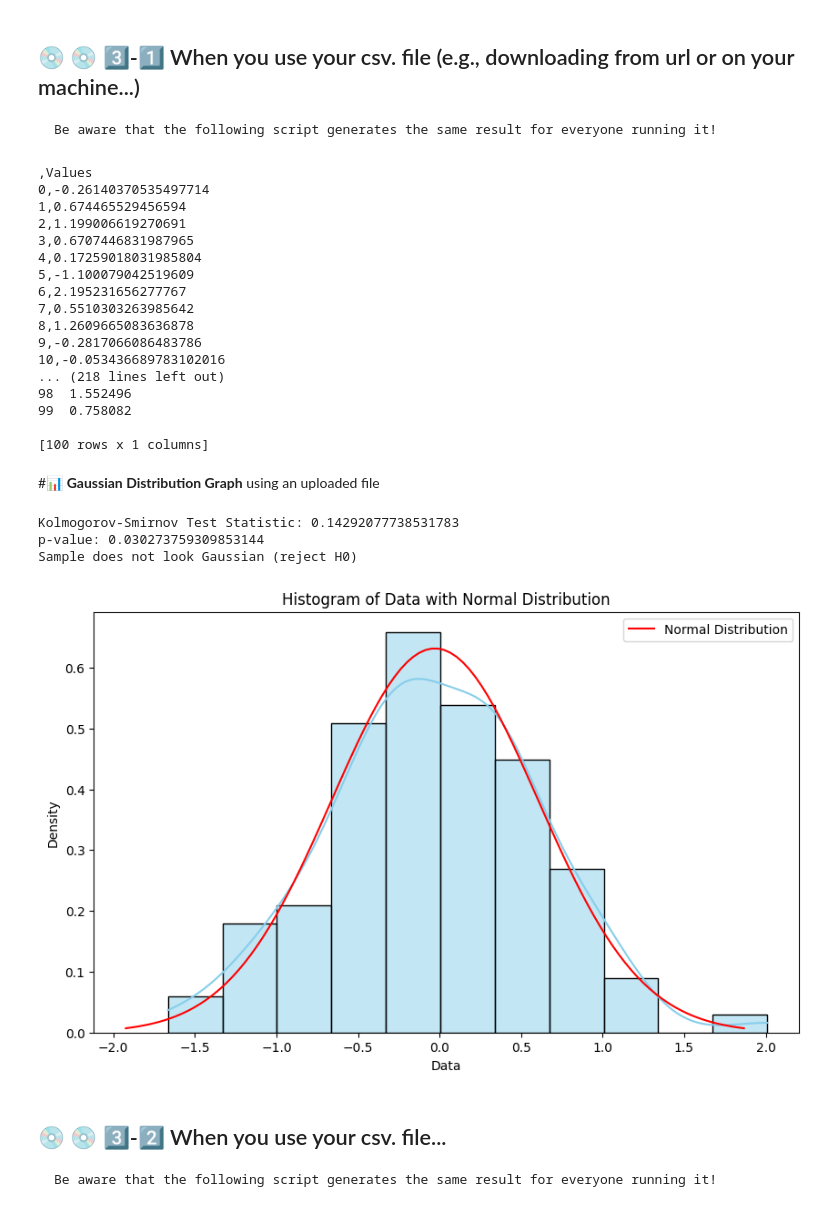
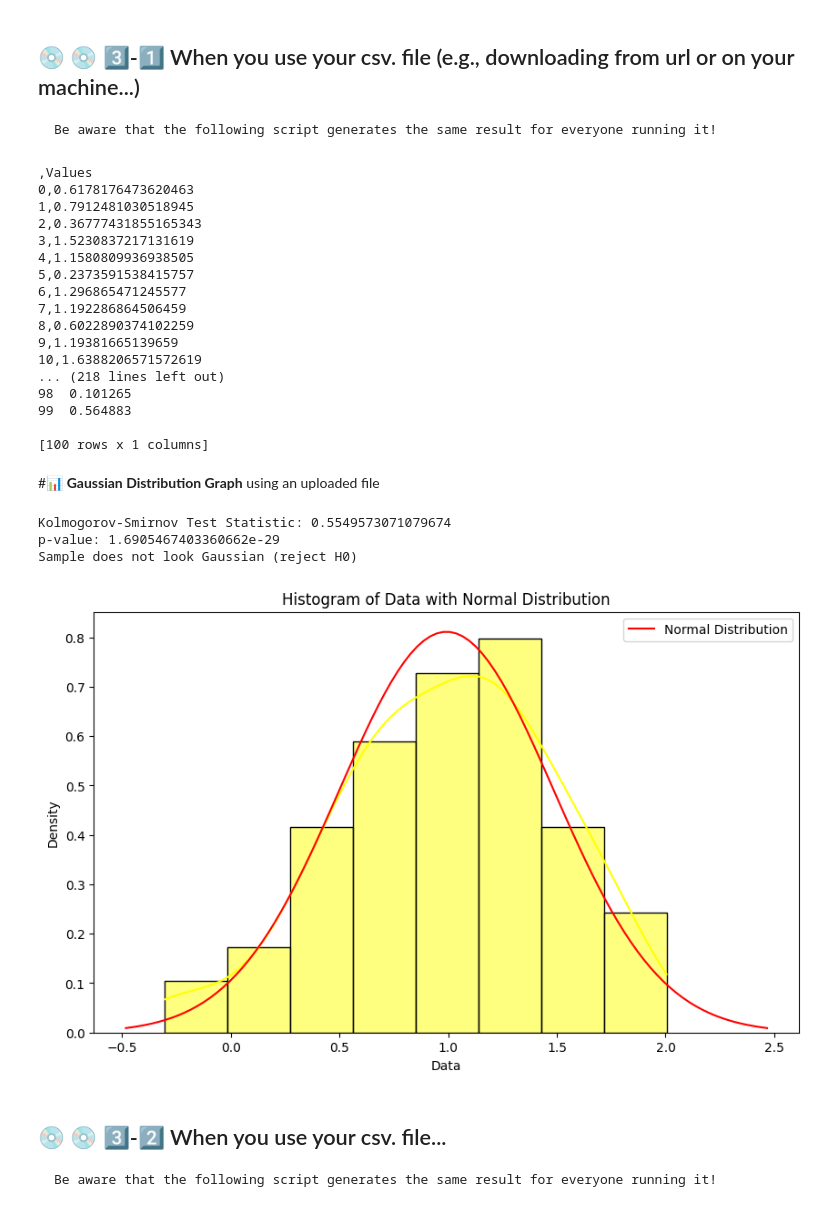
Before and after one commit to sieun1113/Pandas_Stats_Data_Analysis_2025, a Jupyter notebook: 11_NormalityTest_SWtest_KStest.ipynb, the cells around one changed output. Saved outputs shown, nothing was run; the diff lists cells and outputs as text; code cells hidden in the pictures.

```diff
--- a/11_NormalityTest_SWtest_KStest.ipynb
+++ b/11_NormalityTest_SWtest_KStest.ipynb
@@ -281,7 +281,7 @@ Sample does not look Gaussian (reject H0)
 import urllib.request
 
 #🍎 URL of the CSV file
-url = 'https://raw.githubusercontent.com/ms624atyale/Data_NLP2024/main/GeneratedGaussianSampleData.csv'
+url = 'https://raw.githubusercontent.com/ms624atyale/Data_NLP2024/main/GeneratedGaussianBigSampleData.csv'
 response = urllib.request.urlopen(url)
 content = response.read().decode('utf-8')
 print(content)
@@ -295,11 +295,11 @@ print(df_final)
 print('\n')
 
 # Save the DataFrame to a CSV file with index numbers
-df_final.to_csv('GeneratedGaussianSampleData.csv', index=True)
+df_final.to_csv('GeneratedGaussianBigSampleData.csv', index=True)
 
 
 #🍎 URL of the CSV file
-url2 = 'https://raw.githubusercontent.com/ms624atyale/Data_NLP2024/main/GeneratedNonGaussianSampleData.csv'
+url2 = 'https://raw.githubusercontent.com/ms624atyale/Data_NLP2024/main/GeneratedNonGaussianBigSampleData.csv'
 response2 = urllib.request.urlopen(url2)
 content2 = response2.read().decode('utf-8')
 print(content2)
@@ -313,23 +313,23 @@ print(df2_final)
 print('\n')
 
 # Save the DataFrame to a CSV file with index numbers
-df2_final.to_csv('GeneratedNonGaussianSampleData.csv', index=True)
+df2_final.to_csv('GeneratedNonGaussianBigSampleData.csv', index=True)
 # %% [output]
 ,Values
-0,-0.26140370535497714
-1,0.674465529456594
-2,1.199006619270691
-3,0.6707446831987965
-4,0.17259018031985804
-5,-1.100079042519609
-6,2.195231656277767
-7,0.5510303263985642
-8,1.2609665083636878
-9,-0.2817066086483786
-10,-0.053436689783102016
+0,0.6178176473620463
+1,0.7912481030518945
+2,0.36777431855165343
+3,1.5230837217131619
+4,1.1580809936938505
+5,0.2373591538415757
+6,1.296865471245577
+7,1.192286864506459
+8,0.6022890374102259
+9,1.19381665139659
+10,1.6388206571572619
 ... (218 lines left out)
-98  1.552496
-99  0.758082
+98  0.101265
+99  0.564883
 
 [100 rows x 1 columns]
 # %% [markdown]
@@ -351,37 +351,37 @@ statistic, p_value = kstest(df5, 'norm')
 #statistic, p_value = kstest(df5['Values'], 'norm', args=(df5['Values'].mean(), df5['Values'].std()))
 
 # Print the test statistic and p-value
 print("Kolmogorov-Smirnov Test Statistic:", statistic)
 print("p-value:", p_value)
 
 # Define the CTT (critical test threshold, aka., alpha)
 alpha = 0.05
 
 # Interpret the result
 if p_value > alpha:
     print("Sample looks Gaussian (fail to reject H0)")
 else:
     print("Sample does not look Gaussian (reject H0)")
 
 # Plot histogram of the data
 plt.figure(figsize=(10, 6))
-sns.histplot(df5, kde=True, color='skyblue', stat='density')
+sns.histplot(df5, kde=True, color='yellow', stat='density')
 
 # Plot normal distribution curve
 mu, sigma = np.mean(df5), np.std(df5)
 x = np.linspace(mu - 3*sigma, mu + 3*sigma, 100)
 plt.plot(x, norm.pdf(x, mu, sigma), 'r-', label='Normal Distribution')
 
 plt.xlabel('Data')
 plt.ylabel('Density')
 plt.title('Histogram of Data with Normal Distribution')
 plt.legend()
 plt.show()
 # %% [output]
-Kolmogorov-Smirnov Test Statistic: 0.14292077738531783
-p-value: 0.030273759309853144
+Kolmogorov-Smirnov Test Statistic: 0.5549573071079674
+p-value: 1.6905467403360662e-29
 Sample does not look Gaussian (reject H0)
-[figure, old version]
+[figure, new version]
 # %% [markdown]
 ## 💿 💿 3️⃣-2️⃣ When you use your csv. file...
     Be aware that the following script generates the same result for everyone running it!
```
Also changed, not shown: parts of 3 cells of this notebook.
